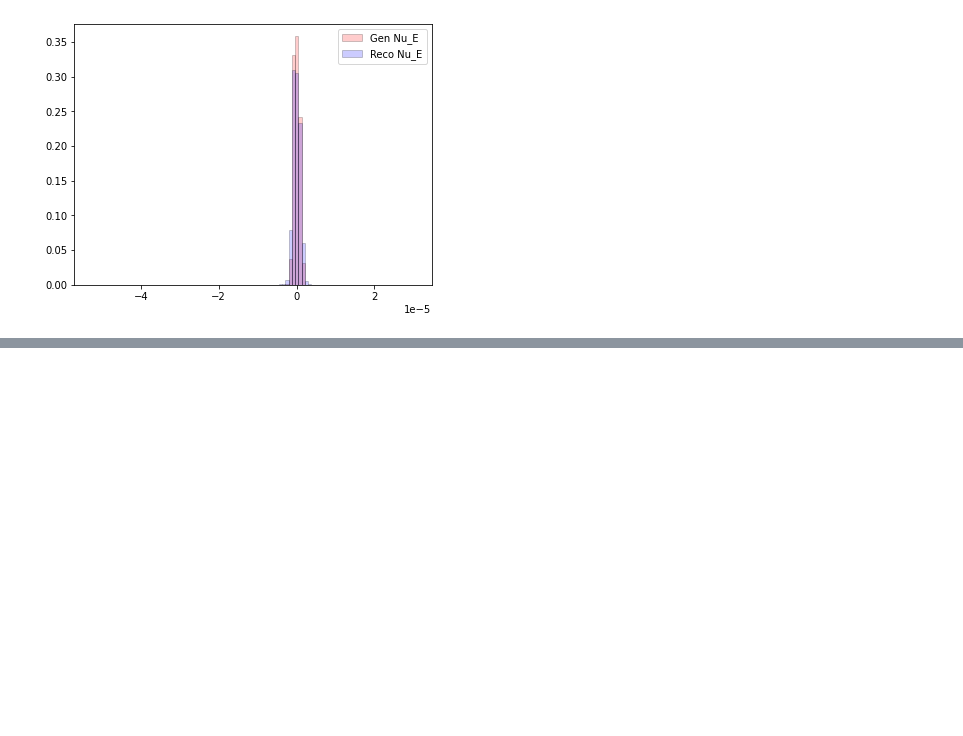
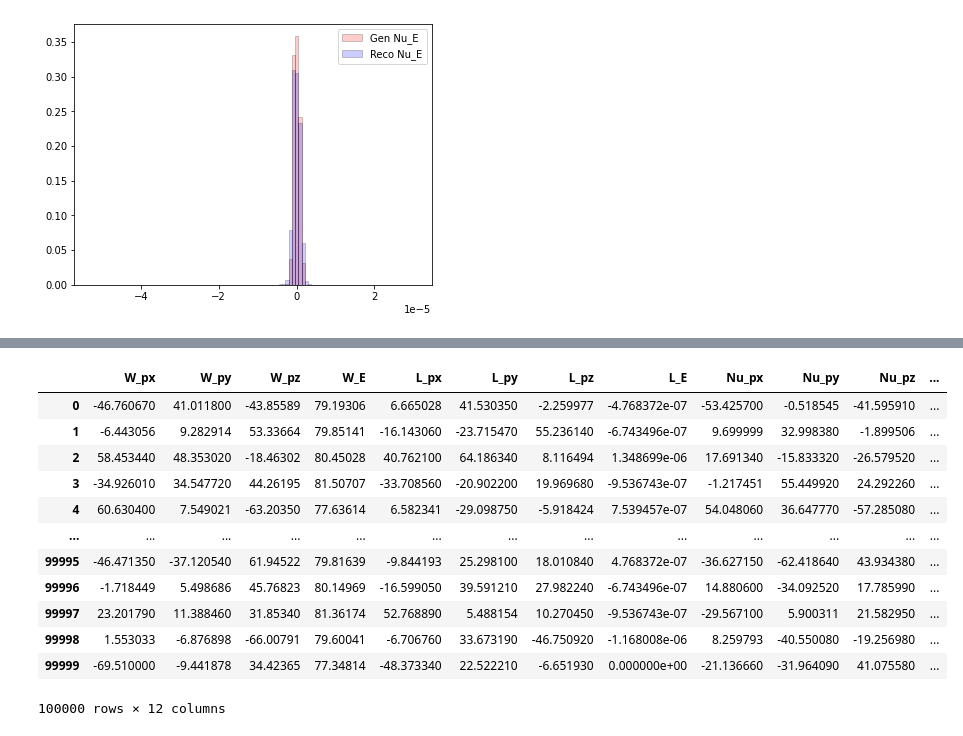
Before and after one commit to vladov3000/MissingMassRegressionOld, a Jupyter notebook: notebooks/Exploration.ipynb, the cells around one changed output, grey strips where cells are left out. Cells and saved outputs as stored; diff of their text form; code cells hidden in the pictures; blank space fills up the shorter version.

```diff
--- a/notebooks/Exploration.ipynb
+++ b/notebooks/Exploration.ipynb
@@ -174,0 +192,18 @@ for (gen_col, reco_col) in zip(gen_df, reco_df.columns[2:]):
+# %%
+del gen_df["Unnamed: 0"]
+del reco_df["Unnamed: 0"]
+display(gen_df)
+# %% [output]
+|  | W_px | W_py | W_pz | W_E | L_px | L_py | L_pz | L_E | Nu_px | Nu_py | Nu_pz | ... |
+| 0 | -46.760670 | 41.011800 | -43.85589 | 79.19306 | 6.665028 | 41.530350 | -2.259977 | -4.768372e-07 | -53.425700 | -0.518545 | -41.595910 | ... |
+| 1 | -6.443056 | 9.282914 | 53.33664 | 79.85141 | -16.143060 | -23.715470 | 55.236140 | -6.743496e-07 | 9.699999 | 32.998380 | -1.899506 | ... |
+| 2 | 58.453440 | 48.353020 | -18.46302 | 80.45028 | 40.762100 | 64.186340 | 8.116494 | 1.348699e-06 | 17.691340 | -15.833320 | -26.579520 | ... |
+| 3 | -34.926010 | 34.547720 | 44.26195 | 81.50707 | -33.708560 | -20.902200 | 19.969680 | -9.536743e-07 | -1.217451 | 55.449920 | 24.292260 | ... |
+| 4 | 60.630400 | 7.549021 | -63.20350 | 77.63614 | 6.582341 | -29.098750 | -5.918424 | 7.539457e-07 | 54.048060 | 36.647770 | -57.285080 | ... |
+| ... | ... | ... | ... | ... | ... | ... | ... | ... | ... | ... | ... | ... |
+| 99995 | -46.471350 | -37.120540 | 61.94522 | 79.81639 | -9.844193 | 25.298100 | 18.010840 | 4.768372e-07 | -36.627150 | -62.418640 | 43.934380 | ... |
+| 99996 | -1.718449 | 5.498686 | 45.76823 | 80.14969 | -16.599050 | 39.591210 | 27.982240 | -6.743496e-07 | 14.880600 | -34.092520 | 17.785990 | ... |
+| 99997 | 23.201790 | 11.388460 | 31.85340 | 81.36174 | 52.768890 | 5.488154 | 10.270450 | -9.536743e-07 | -29.567100 | 5.900311 | 21.582950 | ... |
+| 99998 | 1.553033 | -6.876898 | -66.00791 | 79.60041 | -6.706760 | 33.673190 | -46.750920 | -1.168008e-06 | 8.259793 | -40.550080 | -19.256980 | ... |
+| 99999 | -69.510000 | -9.441878 | 34.42365 | 77.34814 | -48.373340 | 22.522210 | -6.651930 | 0.000000e+00 | -21.136660 | -31.964090 | 41.075580 | ... |
+100000 rows × 12 columns
```
Also changed, not shown: parts of 2 cells of this notebook, 5 other files.
